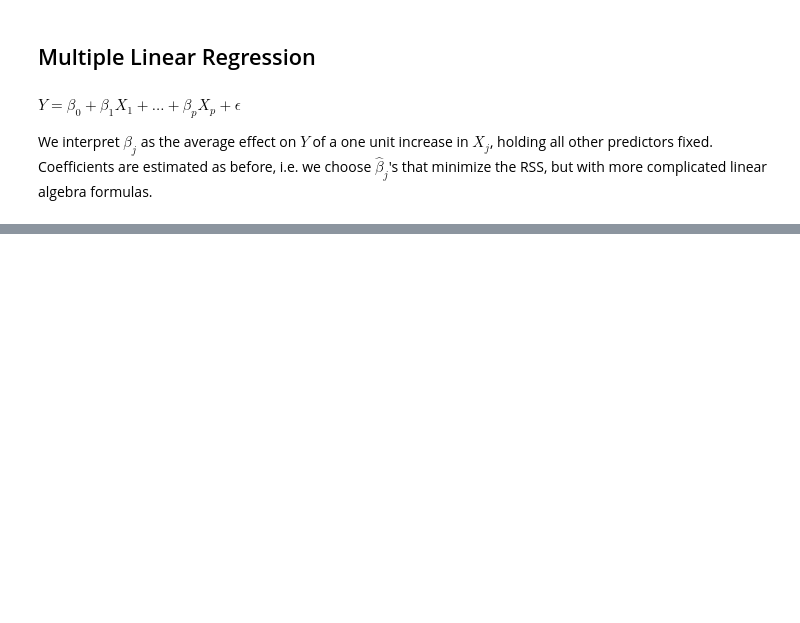
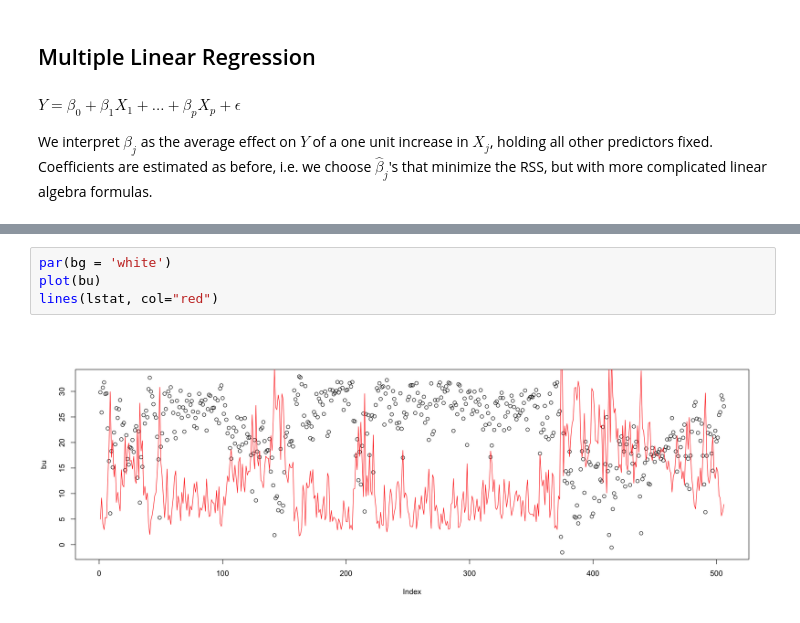
Before and after one commit to guglielmosanchini/StatisticsPy, a Jupyter notebook: IntrotoStatisticalLearning/Chapter_3.ipynb, the cells around one changed output, grey strips where cells are left out. Drawn from its saved outputs; the diff is of its cells as text; blank space fills up the shorter version.

```diff
--- a/IntrotoStatisticalLearning/Chapter_3.ipynb
+++ b/IntrotoStatisticalLearning/Chapter_3.ipynb
@@ -75,0 +282,6 @@ Coefficients are estimated as before, i.e. we choose $\hat{\beta}_j$'s that mini
+# %%
+par(bg = 'white')
+plot(bu)
+lines(lstat, col="red")
+# %% [output]
+[figure, added]
```
Also changed, not shown: parts of 52 cells of this notebook, 1 other file.
